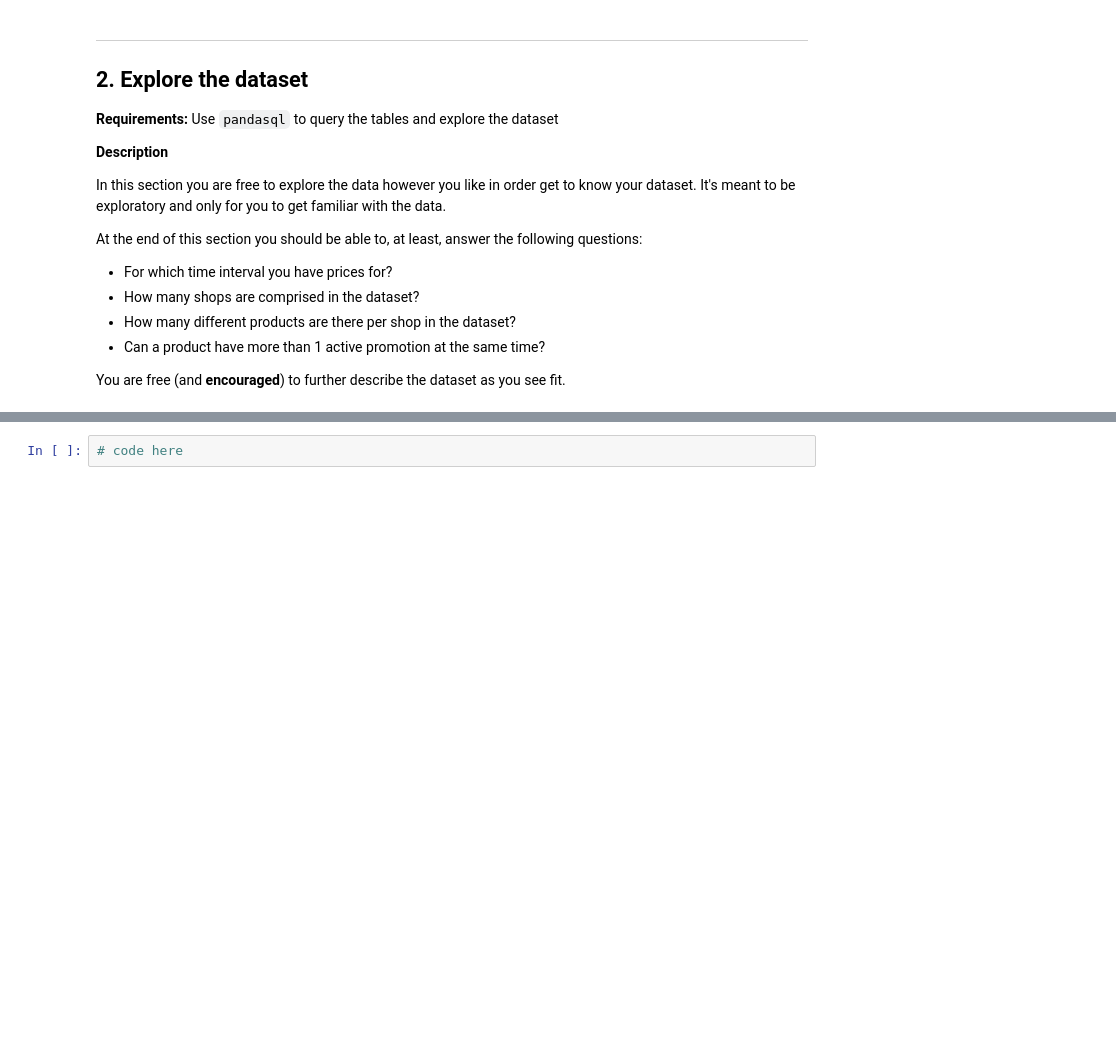
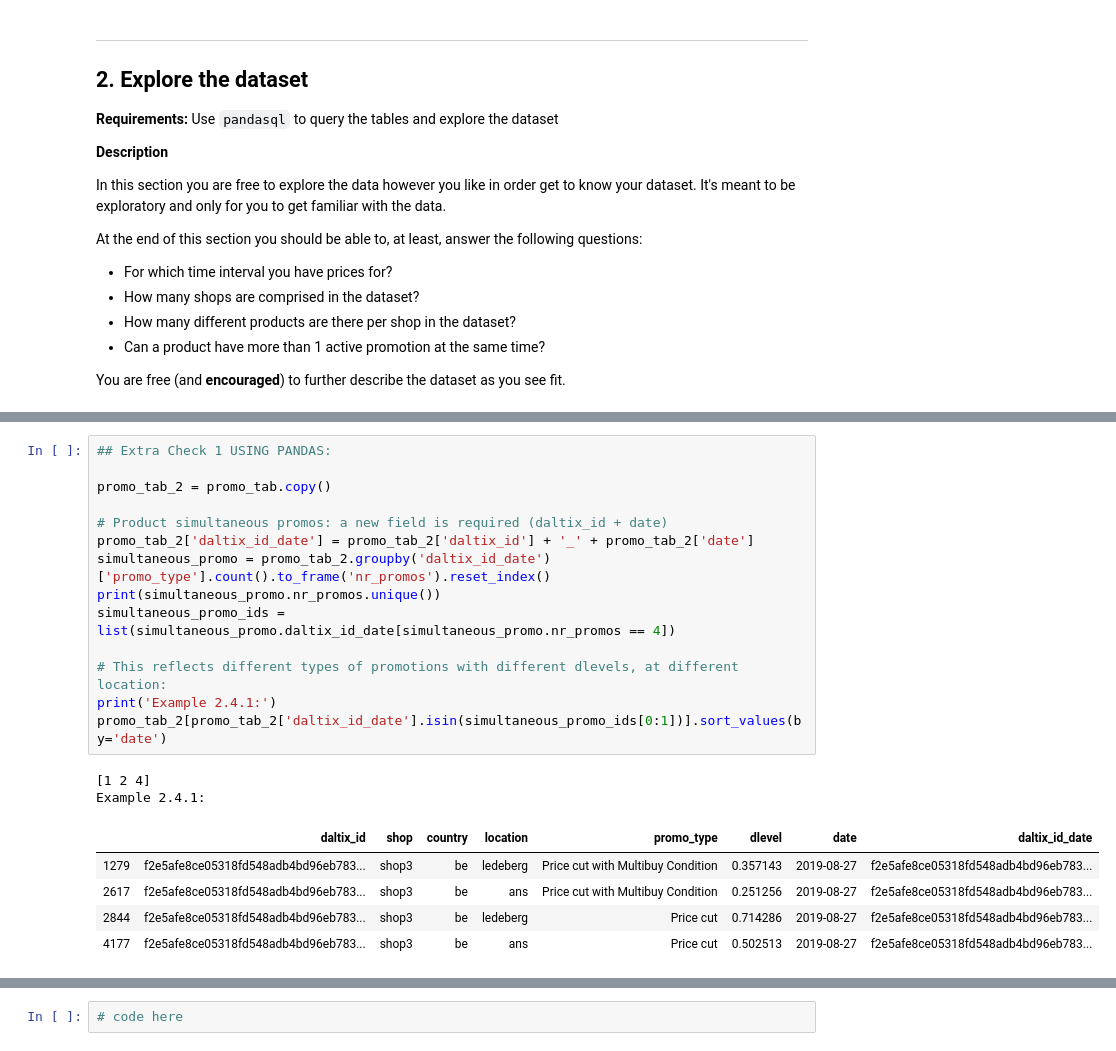
Before and after one commit to sofiarvaz/da_challenge, a Jupyter notebook: da_challenge.ipynb, the cells around one changed output, grey strips where cells are left out. Saved outputs shown, nothing was run; the diff lists cells and outputs as text; blank space fills up the shorter version.

```diff
--- a/da_challenge.ipynb
+++ b/da_challenge.ipynb
@@ -297,0 +551,22 @@ You are free (and __encouraged__) to further describe the dataset as you see fit
+# %%
+## Extra Check 1 USING PANDAS:
+
+promo_tab_2 = promo_tab.copy()
+
+# Product simultaneous promos: a new field is required (daltix_id + date)
+promo_tab_2['daltix_id_date'] = promo_tab_2['daltix_id'] + '_' + promo_tab_2['date']
+simultaneous_promo = promo_tab_2.groupby('daltix_id_date')['promo_type'].count().to_frame('nr_promos').reset_index()
+print(simultaneous_promo.nr_promos.unique())
+simultaneous_promo_ids = list(simultaneous_promo.daltix_id_date[simultaneous_promo.nr_promos == 4])
+
+# This reflects different types of promotions with different dlevels, at different location:
+print('Example 2.4.1:')
+promo_tab_2[promo_tab_2['daltix_id_date'].isin(simultaneous_promo_ids[0:1])].sort_values(by='date')
+# %% [output]
+[1 2 4]
+Example 2.4.1:
+|  | daltix_id | shop | country | location | promo_type | dlevel | date | daltix_id_date |
+| 1279 | f2e5afe8ce05318fd548adb4bd96eb783... | shop3 | be | ledeberg | Price cut with Multibuy Condition | 0.357143 | 2019-08-27 | f2e5afe8ce05318fd548adb4bd96eb783... |
+| 2617 | f2e5afe8ce05318fd548adb4bd96eb783... | shop3 | be | ans | Price cut with Multibuy Condition | 0.251256 | 2019-08-27 | f2e5afe8ce05318fd548adb4bd96eb783... |
+| 2844 | f2e5afe8ce05318fd548adb4bd96eb783... | shop3 | be | ledeberg | Price cut | 0.714286 | 2019-08-27 | f2e5afe8ce05318fd548adb4bd96eb783... |
+| 4177 | f2e5afe8ce05318fd548adb4bd96eb783... | shop3 | be | ans | Price cut | 0.502513 | 2019-08-27 | f2e5afe8ce05318fd548adb4bd96eb783... |
```
Also changed, not shown: parts of 18 cells of this notebook.
